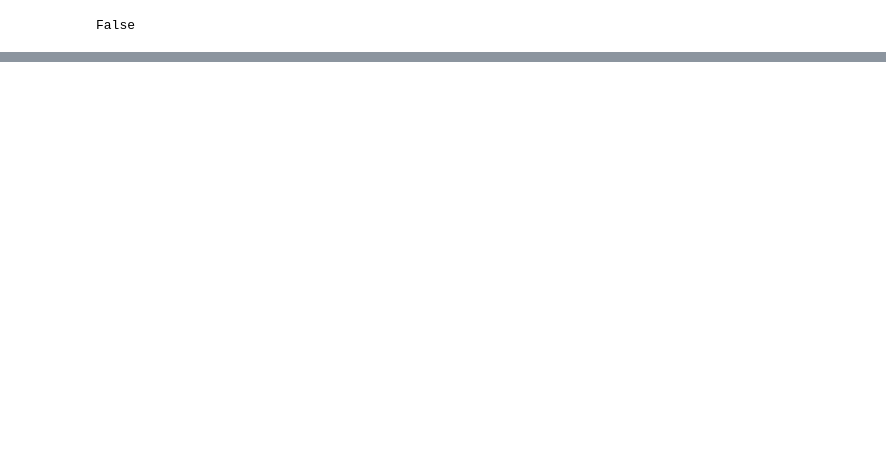
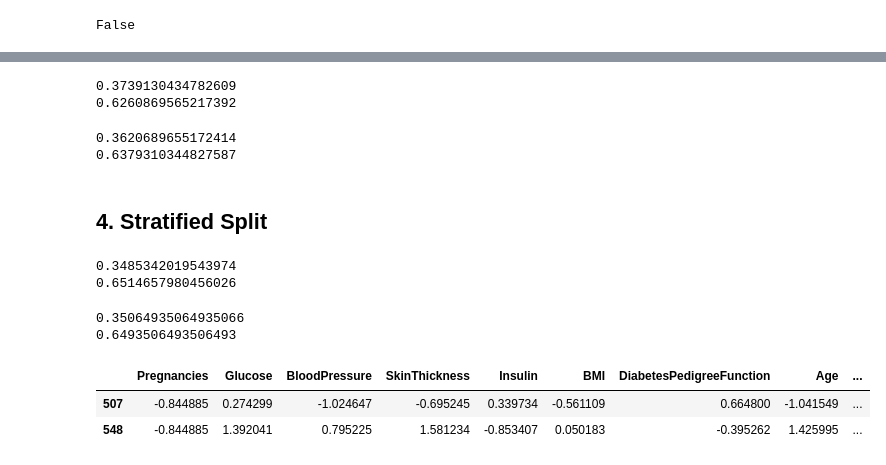
Before and after one commit to rsena-felipe/medical-class-imbalance, a Jupyter notebook: notebooks/PIMA/1_EDA_FeatureEngineering.ipynb, the cells around one changed output, grey strips where cells are left out. Saved outputs shown, nothing was run; the diff lists cells and outputs as text; code cells hidden in the pictures; blank space fills up the shorter version.

```diff
--- a/notebooks/PIMA/1_EDA_FeatureEngineering.ipynb
+++ b/notebooks/PIMA/1_EDA_FeatureEngineering.ipynb
@@ -357,0 +377,14 @@ False
+# %%
+print(df[df["split"]=="validation"]["Outcome"].value_counts()[1]/len(df[df["split"]=="validation"]))
+print(df[df["split"]=="validation"]["Outcome"].value_counts()[0]/len(df[df["split"]=="validation"]))
+# %% [output]
+0.3739130434782609
+0.6260869565217392
+# %%
+print(df[df["split"]=="testing"]["Outcome"].value_counts()[1]/len(df[df["split"]=="testing"]))
+print(df[df["split"]=="testing"]["Outcome"].value_counts()[0]/len(df[df["split"]=="testing"]))
+# %% [output]
+0.3620689655172414
+0.6379310344827587
+# %% [markdown]
+## 4. Stratified Split
@@ -357,0 +413,44 @@ False
+# %%
+# Scaled it
+# Initiate Standard Scalaer
+scaler = StandardScaler()
+
+# Separate target and variables
+X = df.iloc[:, 0:8]
+
+# Scale variables
+X_scaled = scaler.fit_transform(X)
+# %%
+varnames = ["Pregnancies", "Glucose", "BloodPressure", "SkinThickness", "Insulin", "BMI", "DiabetesPedigreeFunction", "Age"]
+X_scaled = pd.DataFrame(X_scaled, columns = varnames)
+# %%
+X_train, X_test, y_train, y_test = train_test_split(X_scaled, y, test_size=0.2, random_state=1, stratify=y)
+# %%
+# Training
+X_train["Outcome"] = y_train
+X_train["split"] = "train"
+
+# Testing
+X_test["Outcome"] = y_test
+X_test["split"] = "test"
+
+# Merge traing and test
+df = X_train.append(X_test)
+# %%
+print(df[df["split"]=="train"]["Outcome"].value_counts()[1]/len(df[df["split"]=="train"]))
+print(df[df["split"]=="train"]["Outcome"].value_counts()[0]/len(df[df["split"]=="train"]))
+# %% [output]
+0.3485342019543974
+0.6514657980456026
+# %%
+print(df[df["split"]=="test"]["Outcome"].value_counts()[1]/len(df[df["split"]=="test"]))
+print(df[df["split"]=="test"]["Outcome"].value_counts()[0]/len(df[df["split"]=="test"]))
+# %% [output]
+0.35064935064935066
+0.6493506493506493
+# %%
+df.head(2)
+# %% [output]
+|  | Pregnancies | Glucose | BloodPressure | SkinThickness | Insulin | BMI | DiabetesPedigreeFunction | Age | ... |
+| 507 | -0.844885 | 0.274299 | -1.024647 | -0.695245 | 0.339734 | -0.561109 | 0.664800 | -1.041549 | ... |
+| 548 | -0.844885 | 1.392041 | 0.795225 | 1.581234 | -0.853407 | 0.050183 | -0.395262 | 1.425995 | ... |
```
Also changed, not shown: parts of 9 cells of this notebook, 41 other files.
